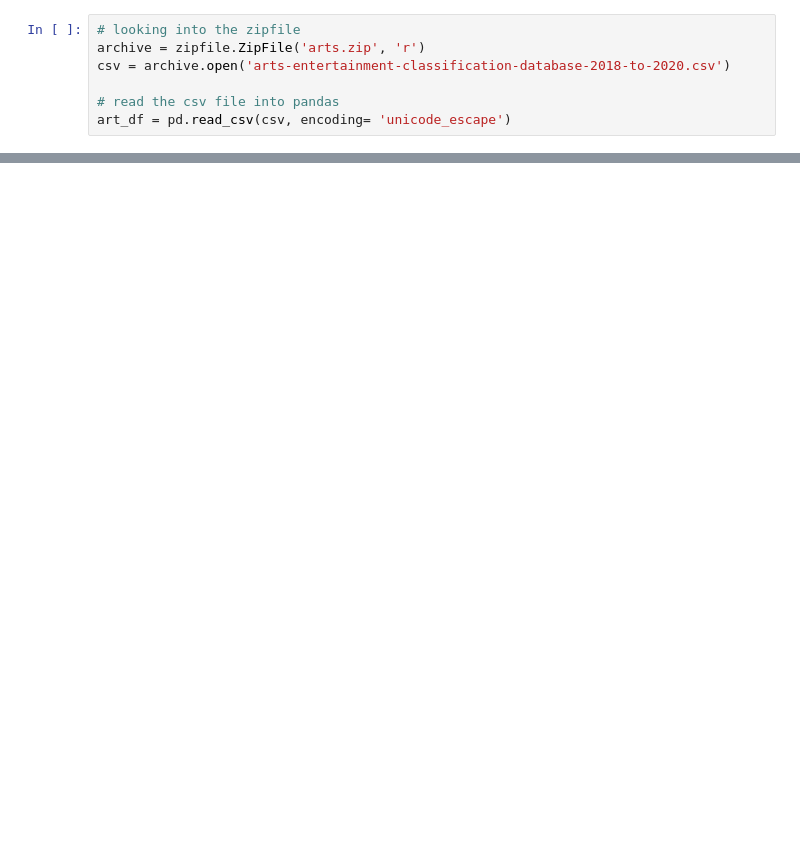
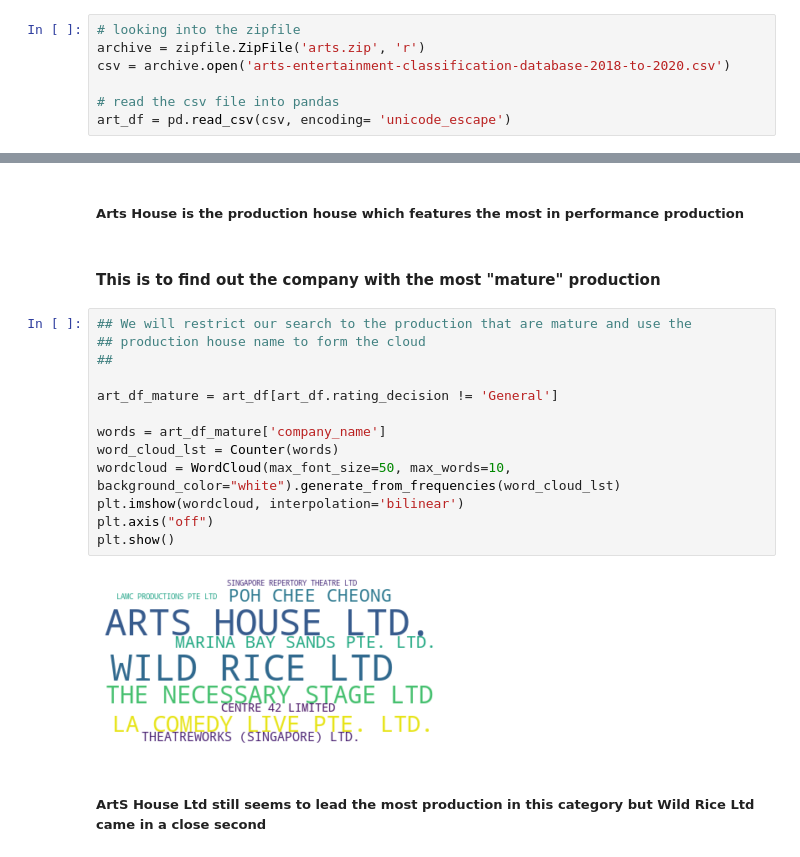
Before and after one commit to watertreader/Udacity_Data_Scientist_Nanodegree, a Jupyter notebook: Project_1/exploratory.ipynb, the cells around one changed output, grey strips where cells are left out. Drawn from its saved outputs; the diff is of its cells as text; blank space fills up the shorter version.

```diff
--- a/Project_1/exploratory.ipynb
+++ b/Project_1/exploratory.ipynb
@@ -337,0 +435,21 @@ plt.show()
+# %% [markdown]
+##### Arts House is the production house which features the most in performance production
+# %% [markdown]
+#### This is to find out the company with the most "mature" production
+# %%
+## We will restrict our search to the production that are mature and use the
+## production house name to form the cloud
+##
+
+art_df_mature = art_df[art_df.rating_decision != 'General']
+
+words = art_df_mature['company_name']
+word_cloud_lst = Counter(words)
+wordcloud = WordCloud(max_font_size=50, max_words=10, background_color="white").generate_from_frequencies(word_cloud_lst)
+plt.imshow(wordcloud, interpolation='bilinear')
+plt.axis("off")
+plt.show()
+# %% [output]
+[figure, added]
+# %% [markdown]
+#####  ArtS House Ltd still seems to lead the most production in this category but Wild Rice Ltd came in a close second
```
Also changed, not shown: parts of 60 cells of this notebook.
